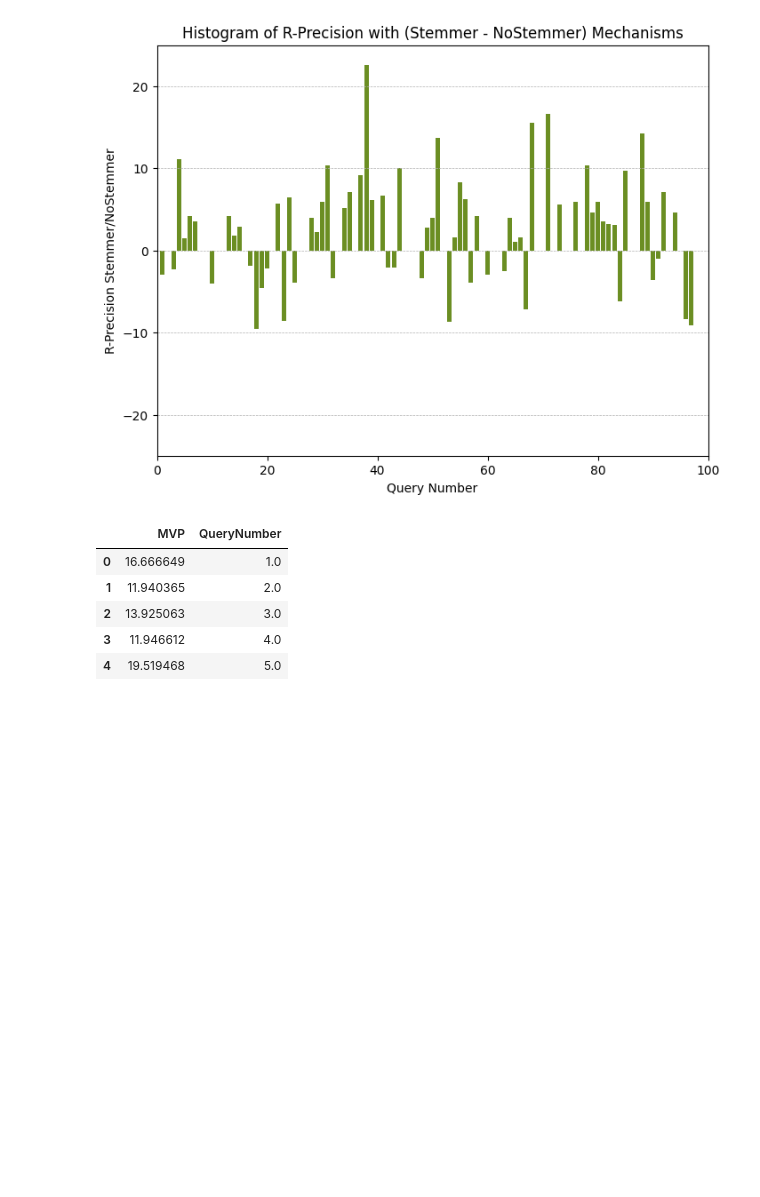
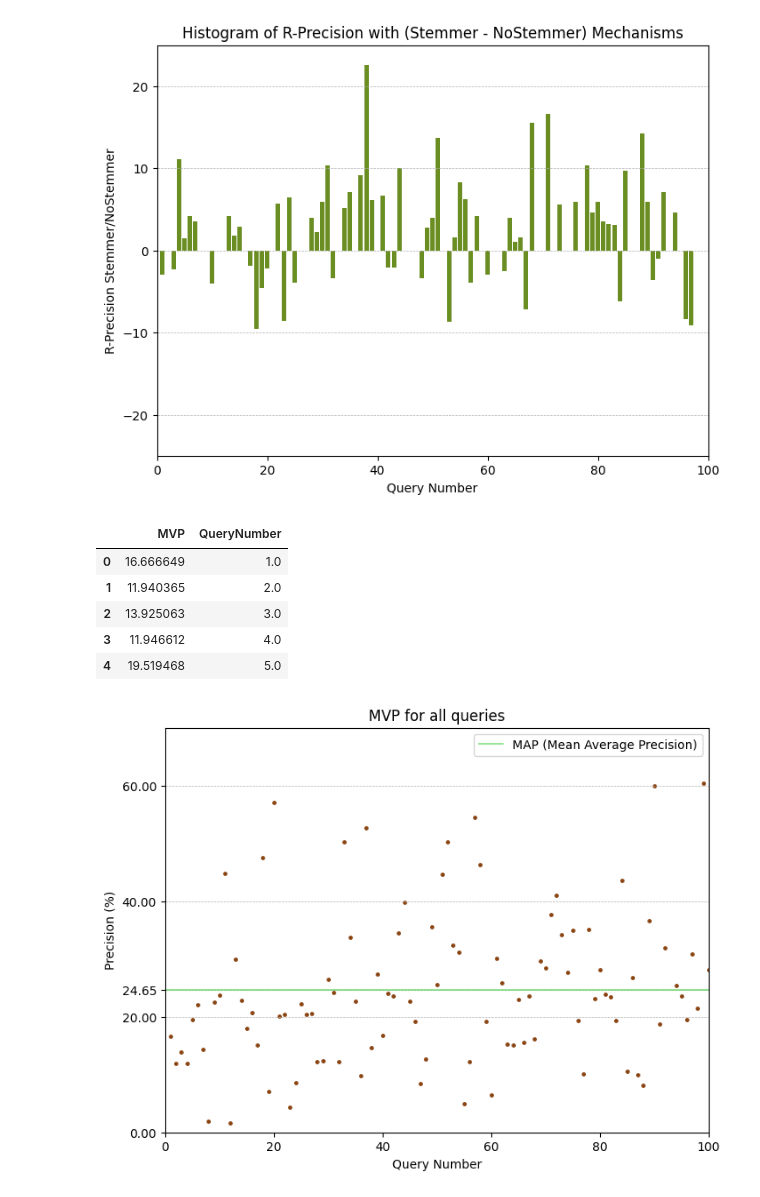
Before and after one commit to SylvioMello/BuscaEMineracaoDeTexto, a Jupyter notebook: TrabalhoIndividual/SRC/AvaliacaoModeloRI.ipynb, the cells around one changed output. Saved outputs shown, nothing was run; the diff lists cells and outputs as text; code cells hidden in the pictures; blank space fills up the shorter version.

Commit message:
finished avaliacao modelo

```diff
--- a/TrabalhoIndividual/SRC/AvaliacaoModeloRI.ipynb
+++ b/TrabalhoIndividual/SRC/AvaliacaoModeloRI.ipynb
@@ -431,3 +431,21 @@ mvp.head()
 | 2 | 13.925063 | 3.0 |
 | 3 | 11.946612 | 4.0 |
 | 4 | 19.519468 | 5.0 |
+# %%
+def get_map(mvp_table):
+    return mvp_table["MVP"].sum() / len(mvp_table["MVP"])
+
+plt.figure(figsize=(8, 6))
+plt.scatter(mvp["QueryNumber"], mvp["MVP"], s=6, c="saddlebrown")
+plt.axhline(get_map(mvp), alpha=0.5, color="limegreen", label="MAP (Mean Average Precision)")
+plt.axis([0, 100, 0, 70])
+plt.grid(axis="y", linestyle = '--', linewidth=0.5)
+plt.title("MVP for all queries")
+plt.xlabel("Query Number")
+plt.ylabel("Precision (%)")
+plt.yticks([0, 20, get_map(mvp), 40, 60])
+plt.legend()
+plt.savefig("../AVALIA/map-stemmer-10.png")
+plt.show()
+# %% [output]
+[figure, added]
```
Also changed, not shown: parts of 20 cells of this notebook, 25 other files.
